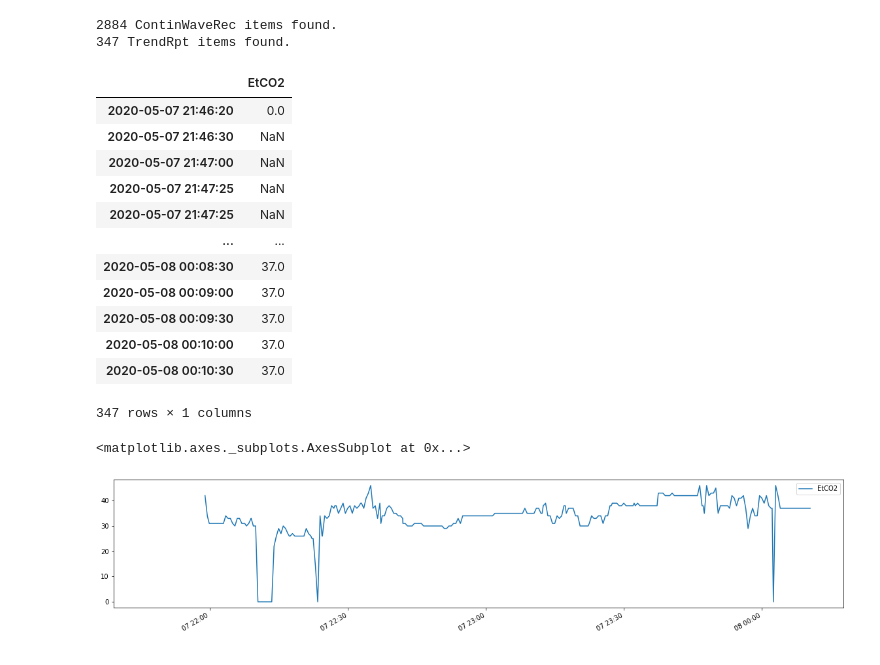
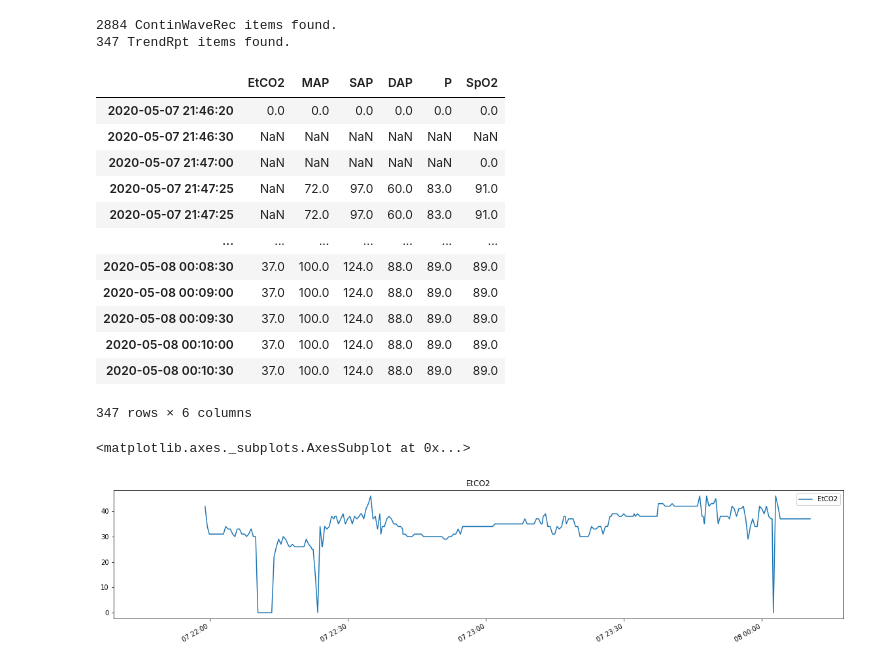
Before and after one commit to makes/zoll-json, a Jupyter notebook: zoll-json.ipynb, the cells around one changed output. Drawn from its saved outputs; the diff is of its cells as text; code cells hidden in the pictures.

Commit message:
Added plots for nibp, spo2 and pulse.

```diff
--- a/zoll-json.ipynb
+++ b/zoll-json.ipynb
@@ -72,33 +72,54 @@ print(len(trend_reports), "TrendRpt items found.")
 347 TrendRpt items found.
 # %%
 etco2 = []
+nibp_s = []
+nibp_m = []
+nibp_d = []
+spo2 = []
+pulse = []
 timestamps = []
 for report in trend_reports:
     etco2.append(report['Trend']['Etco2']['TrendData']['Val']['#text'])
+    nibp_s.append(report['Trend']['Nibp']['Sys']['TrendData']['Val']['#text'])
+    nibp_m.append(report['Trend']['Nibp']['Map']['TrendData']['Val']['#text'])
+    nibp_d.append(report['Trend']['Nibp']['Dia']['TrendData']['Val']['#text'])
+    spo2.append(report['Trend']['Spo2']['TrendData']['Val']['#text'])
+    pulse.append(report['Trend']['Hr']['TrendData']['Val']['#text'])
     timestamps.append(pd.to_datetime(report['StdHdr']['DevDateTime']))
 # print(etco2)
 # print(timestamps)
 # %%
 df = pd.DataFrame(etco2, columns=['EtCO2'])
+df['MAP'] = nibp_m
+df['SAP'] = nibp_s
+df['DAP'] = nibp_d
+df['P'] = pulse
+df['SpO2'] = spo2
 df.index = timestamps
-df = df.replace({"EtCO2":-7216}, np.nan)
+df = df.replace({
+    "EtCO2":-7216,
+    "MAP":14368,
+    "SAP":24608,
+    "DAP":-8061,
+    "P":-2332,
+    "SpO2":-32768}, np.nan)
 df
 # %% [output]
-|  | EtCO2 |
-| 2020-05-07 21:46:20 | 0.0 |
-| 2020-05-07 21:46:30 | NaN |
-| 2020-05-07 21:47:00 | NaN |
-| 2020-05-07 21:47:25 | NaN |
-| 2020-05-07 21:47:25 | NaN |
-| ... | ... |
-| 2020-05-08 00:08:30 | 37.0 |
-| 2020-05-08 00:09:00 | 37.0 |
-| 2020-05-08 00:09:30 | 37.0 |
-| 2020-05-08 00:10:00 | 37.0 |
-| 2020-05-08 00:10:30 | 37.0 |
+|  | EtCO2 | MAP | SAP | DAP | P | SpO2 |
+| 2020-05-07 21:46:20 | 0.0 | 0.0 | 0.0 | 0.0 | 0.0 | 0.0 |
+| 2020-05-07 21:46:30 | NaN | NaN | NaN | NaN | NaN | NaN |
+| 2020-05-07 21:47:00 | NaN | NaN | NaN | NaN | NaN | 0.0 |
+| 2020-05-07 21:47:25 | NaN | 72.0 | 97.0 | 60.0 | 83.0 | 91.0 |
+| 2020-05-07 21:47:25 | NaN | 72.0 | 97.0 | 60.0 | 83.0 | 91.0 |
+| ... | ... | ... | ... | ... | ... | ... |
+| 2020-05-08 00:08:30 | 37.0 | 100.0 | 124.0 | 88.0 | 89.0 | 89.0 |
+| 2020-05-08 00:09:00 | 37.0 | 100.0 | 124.0 | 88.0 | 89.0 | 89.0 |
+| 2020-05-08 00:09:30 | 37.0 | 100.0 | 124.0 | 88.0 | 89.0 | 89.0 |
+| 2020-05-08 00:10:00 | 37.0 | 100.0 | 124.0 | 88.0 | 89.0 | 89.0 |
+| 2020-05-08 00:10:30 | 37.0 | 100.0 | 124.0 | 88.0 | 89.0 | 89.0 |
-347 rows × 1 columns
+347 rows × 6 columns
 # %%
-df.plot(figsize=(20,4))
+df[['EtCO2']].plot(figsize=(20,4), title="EtCO2")
 # %% [output]
 <matplotlib.axes._subplots.AxesSubplot at 0x...>
-[figure, old version]
+[figure, new version]
```
Also changed, not shown: parts of 3 cells of this notebook.
